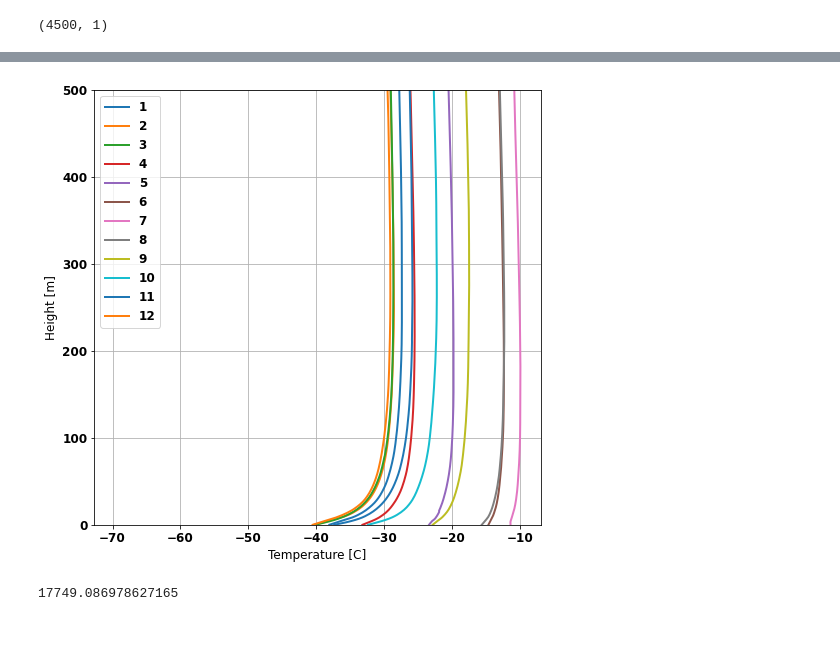
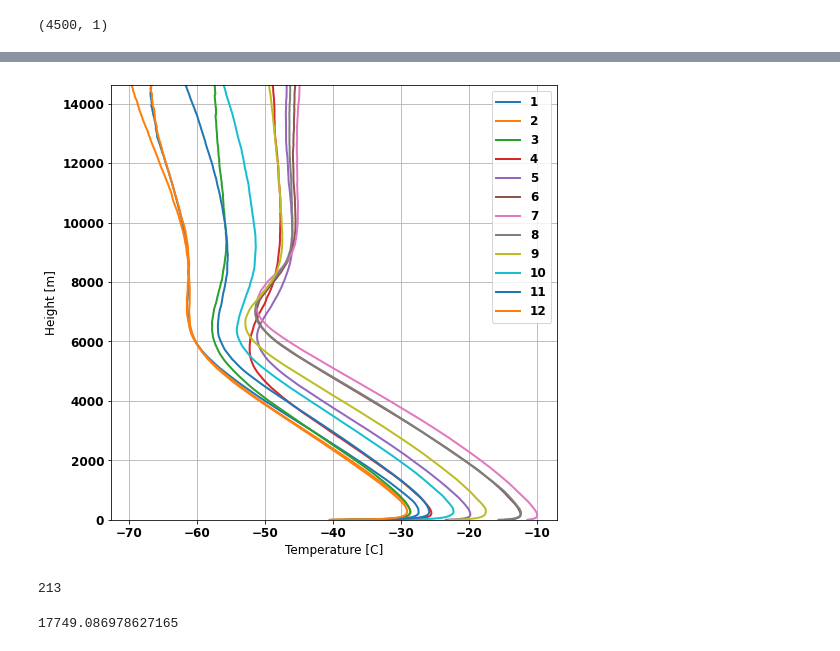
Before and after one commit to costachris/arctic_surface_forcing, a Jupyter notebook: rad_transfer_python/summit_radiosonde.ipynb, the cells around one changed output, grey strips where cells are left out. Cells and saved outputs as stored; diff of their text form; code cells hidden in the pictures.

```diff
--- a/rad_transfer_python/summit_radiosonde.ipynb
+++ b/rad_transfer_python/summit_radiosonde.ipynb
@@ -202,7 +213,7 @@ for time_i in time_means_ds.month:
                  label = time_i.values,
                  min_pres = 10**3
                 )
-plt.ylim(0, 500)
+# plt.ylim(0, 500)
 
 # plt.gca().set_yscale('log')
 plt.legend()
@@ -212,5 +223,9 @@ CPU times: user 40.6 ms, sys: 1.13 ms, total: 41.7 ms
 Wall time: 40.2 ms
-[figure, old version]
+[figure, new version]
+# %%
+273 - 60
+# %% [output]
+213
 # %%
 np.nanmax(ds_time_i['alt'].values)
 # %% [output]
```
Also changed, not shown: parts of 4 cells of this notebook, 5 other files.
